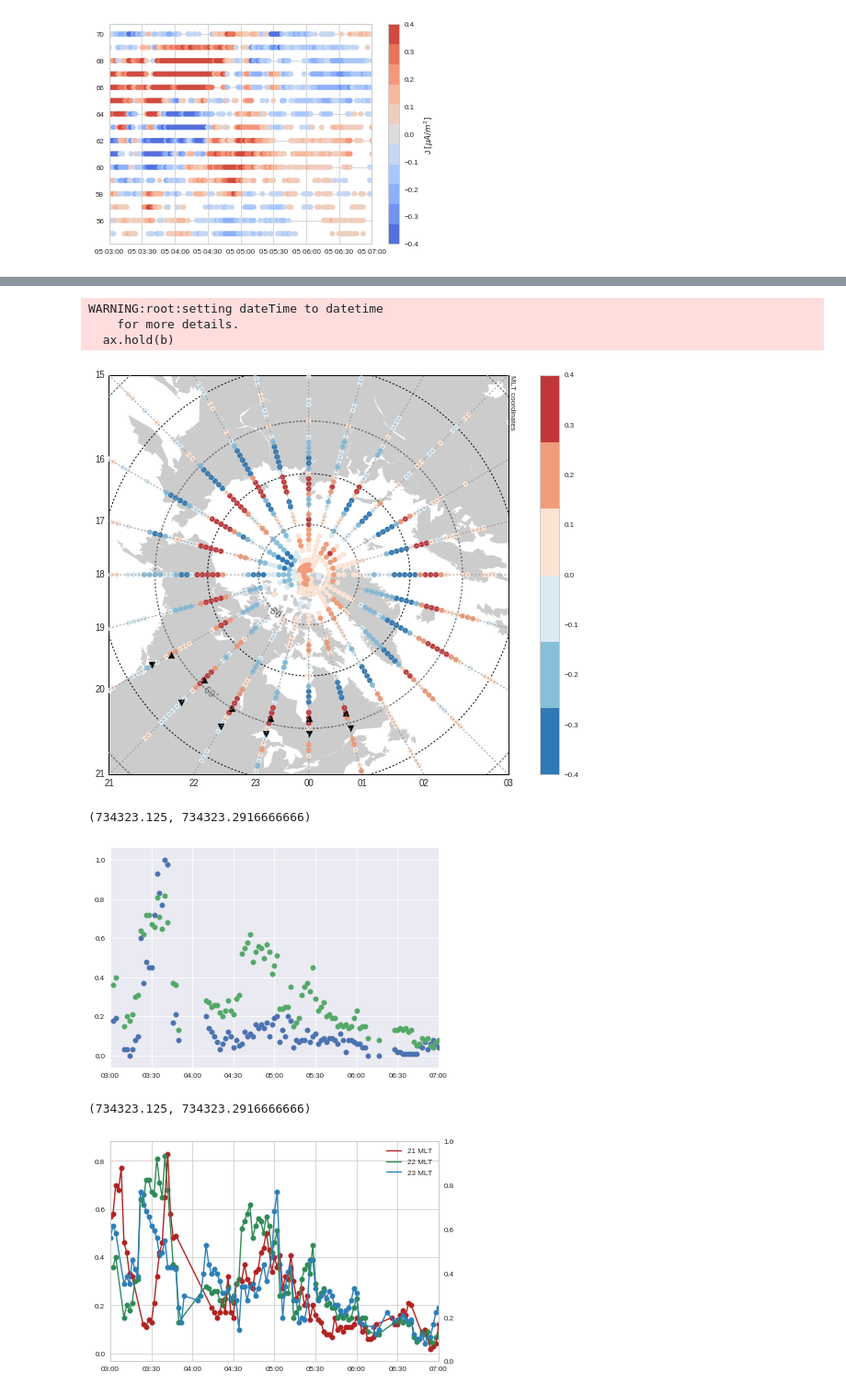
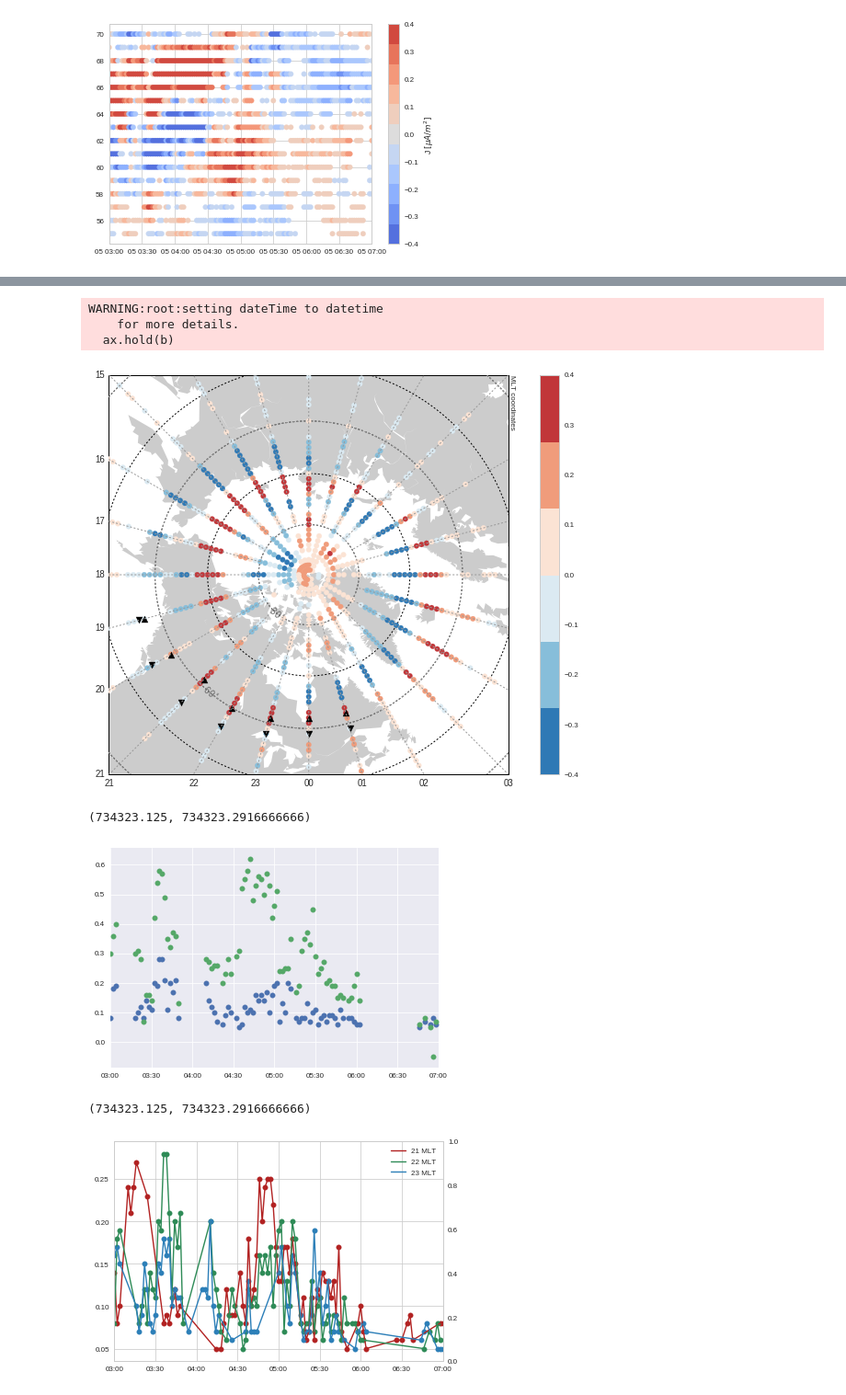
Before and after one commit to bharatreddy/scwsaps, a Jupyter notebook: ipy/amp_20110705.ipynb, the cells around one changed output, grey strips where cells are left out. Shown at 92% size. Saved outputs shown, nothing was run; the diff lists cells and outputs as text; code cells hidden in the pictures.

Commit message:
poster plots

```diff
--- a/ipy/amp_20110705.ipynb
+++ b/ipy/amp_20110705.ipynb
@@ -26,6 +26,14 @@ saisVelCutoff = 50.
 # Plotting SAPS vels arrows
 arrowLenFactor = 8
 coords = "mlt"
+# SCW estimation parameters
+# jr Cutoff
+jrSCWCutoff = 0.05
+# MLAT Limit
+mlatSCWRng = [ 55., 63. ]
+# Max/Min latitude at which you expect
+# to find downward FACs associated with SCW
+scwDownMlatRange = [ 55, 60. ]
 # %%
 ## Read AMPERE data
 ampFName = "../data/" + eventDate.strftime("%Y%m%d") + ".0000.86400.120.north.grd.ncdf"
@@ -150,14 +158,7 @@ ax.set_xlim( [timeStart, timeEnd] )
 (734323.125, 734323.2916666666)
 [figure]
 # %%
-mltSCWList = [ 20., 21., 22., 23., 0., 1. ]
-# jr Cutoff
-jrSCWCutoff = 0.0
-# MLAT Limit
-mlatSCWRng = [ 55., 65. ]
-# Max/Min latitude at which you expect
-# to find downward FACs associated with SCW
-scwDownMlatRange = [ 55, 62. ]
+mltSCWList = [ 19., 20., 21., 22., 23., 0., 1. ]
 delTime = datetime.timedelta(minutes=2)
 # We'll take a simple approach to determine
 # We'll determine the largest positive current
@@ -324,7 +325,7 @@ cbar = plt.colorbar(ampPlot, orientation='vertical')
 WARNING:root:setting dateTime to datetime
     for more details.
   ax.hold(b)
-[figure, old version]
+[figure, new version]
 # %%
 pltSCWDF = ampSCWDF[ ampSCWDF["scwMLTDown"] == 22 ]
 # Seaborn styling
@@ -341,38 +342,38 @@ ax.set_xlim( [timeStart, timeEnd] )
 # fig1.savefig("../plots/amp-ts-20110608.pdf",bbox_inches='tight')
 # %% [output]
 (734323.125, 734323.2916666666)
-[figure, old version]
+[figure, new version]
 # %%
 selMLTs = [21, 22, 23]
 sns.set_style("whitegrid")
 sns.set_context("paper")
 colList = [ "firebrick", "seagreen", "#2c7fb8" ]
 
 fig = plt.figure()
 ax = fig.add_subplot(111)
 
 ax2 = ax.twinx()
 
 for nm, mm in enumerate(selMLTs):
     selAmpDF = ampSCWDF[ ampSCWDF["scwMLTDown"] == mm ]
     if mm > 12.:
         normM = mm -24.
     else:
         normM = mm
 #     selVelDF = fitsDF[ fitsDF["mltSAPS"] == normM ]
     # plot AMP
-    ax.plot( selAmpDF["scwLocDates"].values, numpy.abs(selAmpDF["scwJrUp"].values), color=colList[nm], label=str(mm) + " MLT" )
-    ax.scatter( selAmpDF["scwLocDates"].values, numpy.abs(selAmpDF["scwJrUp"].values), color=colList[nm])
+    ax.plot( selAmpDF["scwLocDates"].values, numpy.abs(selAmpDF["scwJrDown"].values), color=colList[nm], label=str(mm) + " MLT" )
+    ax.scatter( selAmpDF["scwLocDates"].values, numpy.abs(selAmpDF["scwJrDown"].values), color=colList[nm])
     # plot VELS
 #     ax2.plot( selVelDF["date"].values, selVelDF["velSAPS"].values, color=colList[nm] )
 #     ax2.scatter( selVelDF["date"].values, selVelDF["velSAPS"].values, color=colList[nm], marker="*" )
 
 ax.legend()
 ax.get_xaxis().set_major_formatter(DateFormatter('%H:%M'))
 ax2.grid('off')
 
 ax.set_xlim( [timeStart, timeEnd] )
 # fig.savefig( "../plots/amp-vel-ts-" + eventDate.strftime("%Y%m%d") + ".pdf",bbox_inches='tight' )
 # %% [output]
 (734323.125, 734323.2916666666)
-[figure, old version]
+[figure, new version]
```
Also changed, not shown: parts of 2 cells of this notebook, 16 other files.
